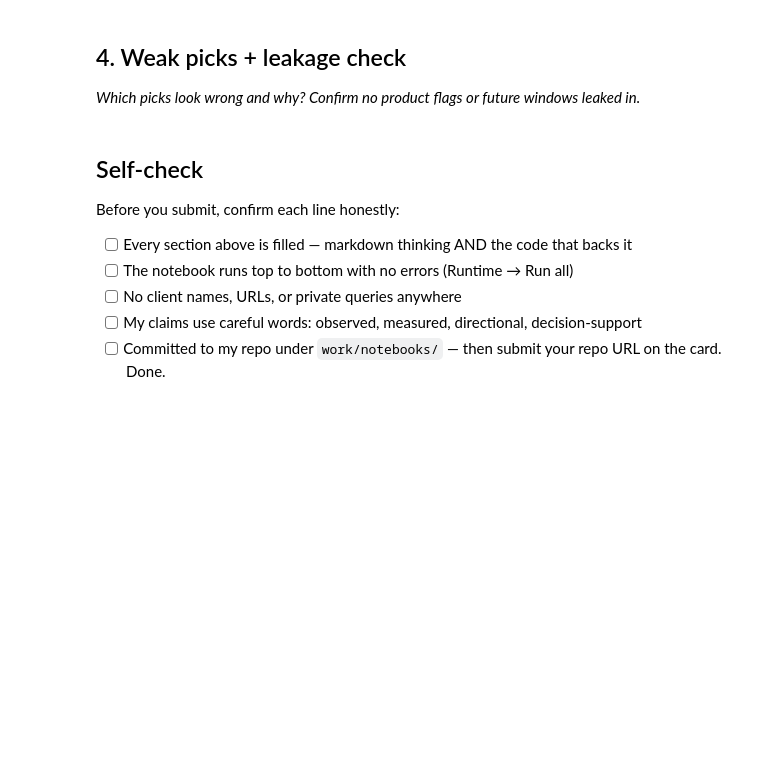
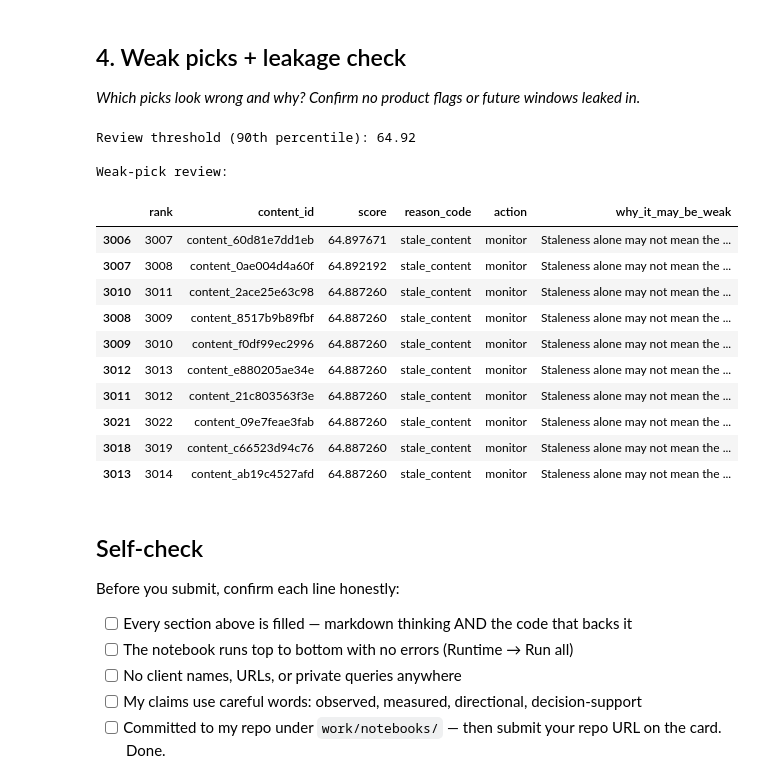
Before and after one commit to deeepanshchandra/flyrank-aiml-internship, a Jupyter notebook: work/notebooks/w04_baseline_score.ipynb, the cells around one changed output. Drawn from its saved outputs; the diff is of its cells as text; code cells hidden in the pictures; blank space fills up the shorter version.

```diff
--- a/work/notebooks/w04_baseline_score.ipynb
+++ b/work/notebooks/w04_baseline_score.ipynb
@@ -37,3 +303,62 @@ This skeleton is yours to fill. Work the sections **in order** — each one has
+# %%
+# Inspect weaker recommendations near the review threshold.
+# These rows help test where the simple baseline may make questionable calls.
+
+review_threshold = baseline["score"].quantile(0.90)
+
+weak_picks = (
+    baseline[
+        (baseline["score"] >= review_threshold * 0.95) &
+        (baseline["score"] < review_threshold)
+    ]
+    .sort_values("score", ascending=False)
+    .head(10)
+    .copy()
+)
+
+weak_picks["why_it_may_be_weak"] = np.select(
+    [
+        weak_picks["reason_code"] == "stale_content",
+        weak_picks["reason_code"] == "low_ctr",
+        weak_picks["reason_code"] == "weak_visibility"
+    ],
+    [
+        "Staleness alone may not mean the page needs a refresh.",
+        "Low CTR may be explained by search position or query mix.",
+        "Weak visibility may reflect competition or low demand rather than content quality."
+    ],
+    default="Multiple signals may not indicate a real intervention opportunity."
+)
+
+weak_cols = [
+    "rank",
+    "content_id",
+    "score",
+    "reason_code",
+    "action",
+    "why_it_may_be_weak"
+]
+
+weak_review = weak_picks[weak_cols]
+
+print(f"Review threshold (90th percentile): {review_threshold:.2f}")
+print("\nWeak-pick review:")
+display(weak_review)
+# %% [output]
+Review threshold (90th percentile): 64.92
+
+Weak-pick review:
+|  | rank | content_id | score | reason_code | action | why_it_may_be_weak |
+| 3006 | 3007 | content_60d81e7dd1eb | 64.897671 | stale_content | monitor | Staleness alone may not mean the ... |
+| 3007 | 3008 | content_0ae004d4a60f | 64.892192 | stale_content | monitor | Staleness alone may not mean the ... |
+| 3010 | 3011 | content_2ace25e63c98 | 64.887260 | stale_content | monitor | Staleness alone may not mean the ... |
+| 3008 | 3009 | content_8517b9b89fbf | 64.887260 | stale_content | monitor | Staleness alone may not mean the ... |
+| 3009 | 3010 | content_f0df99ec2996 | 64.887260 | stale_content | monitor | Staleness alone may not mean the ... |
+| 3012 | 3013 | content_e880205ae34e | 64.887260 | stale_content | monitor | Staleness alone may not mean the ... |
+| 3011 | 3012 | content_21c803563f3e | 64.887260 | stale_content | monitor | Staleness alone may not mean the ... |
+| 3021 | 3022 | content_09e7feae3fab | 64.887260 | stale_content | monitor | Staleness alone may not mean the ... |
+| 3018 | 3019 | content_c66523d94c76 | 64.887260 | stale_content | monitor | Staleness alone may not mean the ... |
+| 3013 | 3014 | content_ab19c4527afd | 64.887260 | stale_content | monitor | Staleness alone may not mean the ... |
 # %% [markdown]
 ## Self-check
 
```
Also changed, not shown: parts of 12 cells of this notebook.
